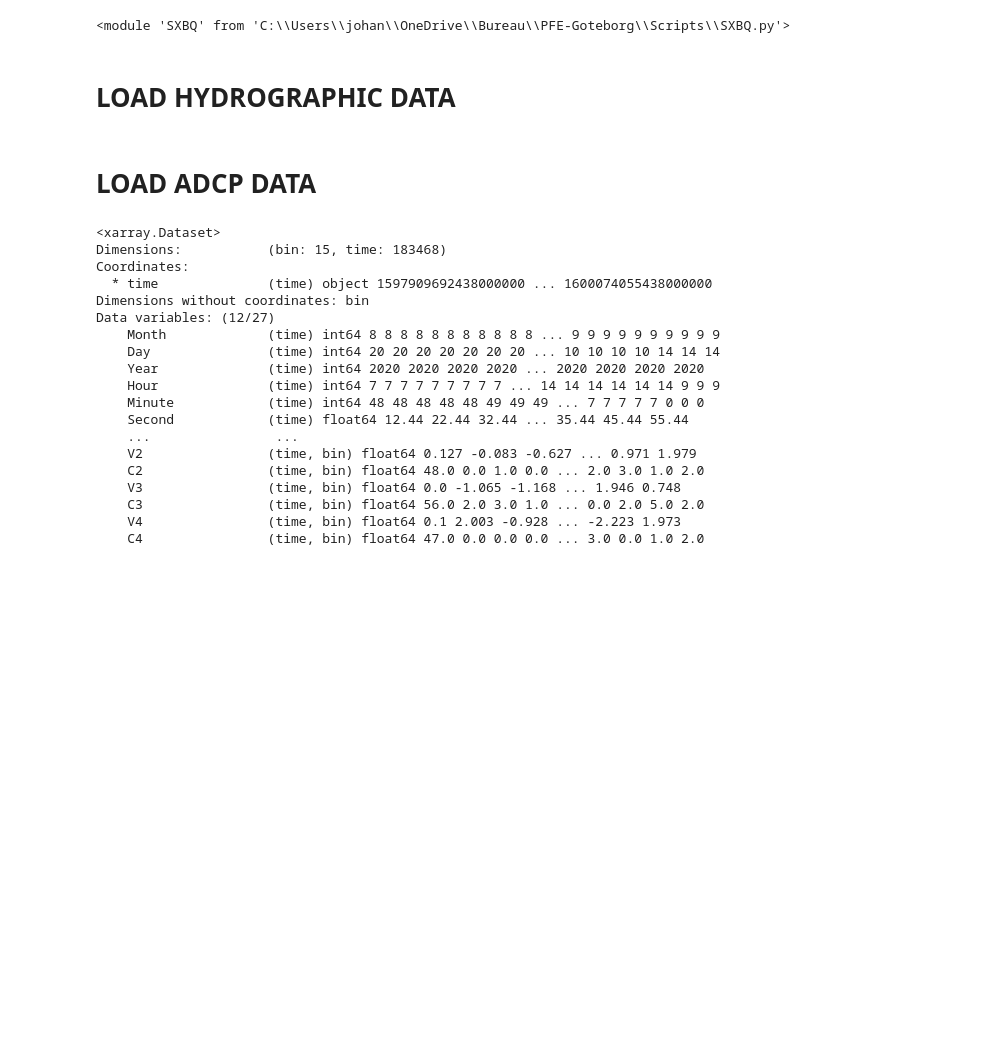
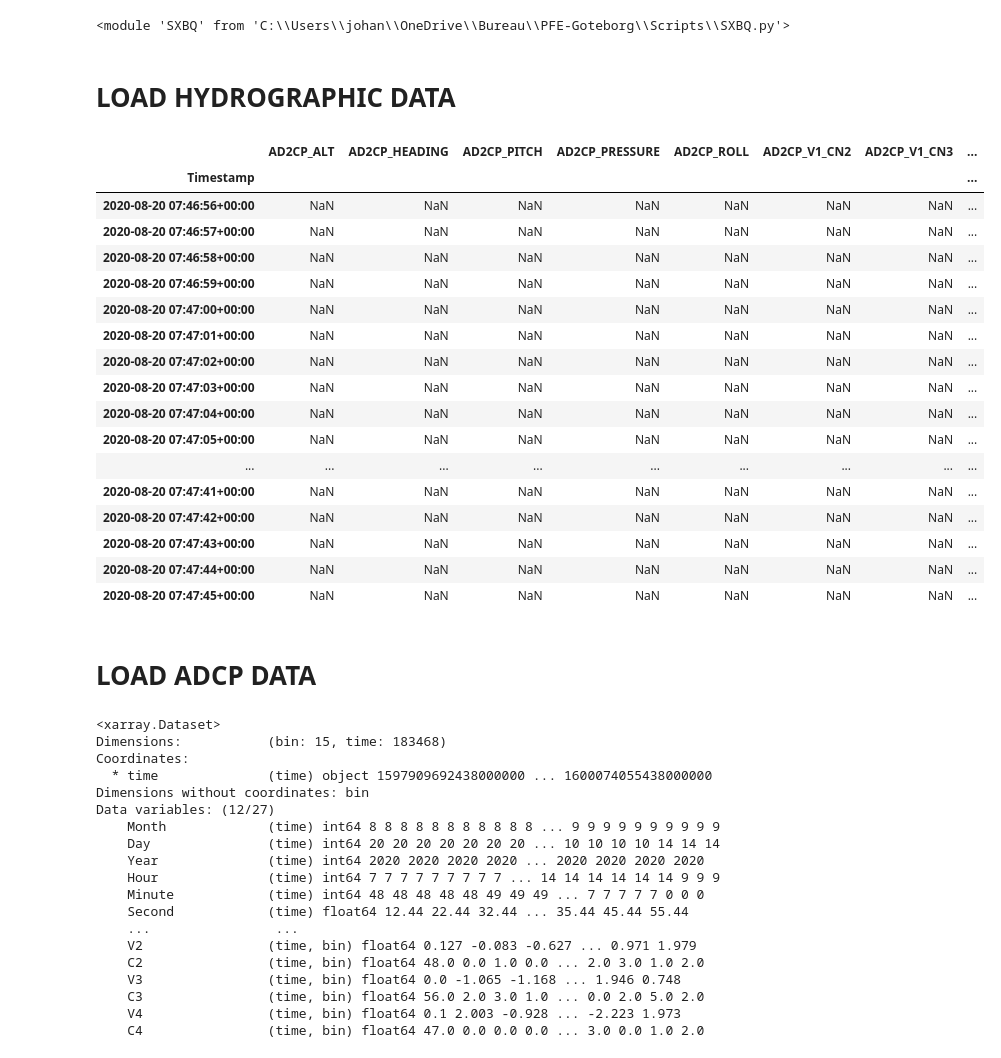
Before and after one commit to jverquier/PFE-Goteborg, a Jupyter notebook: Scripts/load_ADCP_data.ipynb, the cells around one changed output. Cells and saved outputs as stored; diff of their text form; code cells hidden in the pictures; blank space fills up the shorter version.

```diff
--- a/Scripts/load_ADCP_data.ipynb
+++ b/Scripts/load_ADCP_data.ipynb
@@ -24,30 +24,50 @@ importlib.reload(sx)
 # %%
 data = sx.sxdf()
 data.data = pd.read_parquet('C://Users/johan/OneDrive/Bureau/PFE-Goteborg/results.pqt')
 
 top_mounted = True
 
 def delimitateProfiles():
     #data.data.sort_values('Timestamp', ignore_index=True, inplace=True)
     data.median_resample()
 
     _gd = np.isfinite(data.data['diveNum'].values)
     _, _tmp = np.unique( np.round(data.data['diveNum'].values[_gd]) , return_inverse=True)
 
     data.data.loc[_gd,'diveNum'] = np.round(_tmp+1)
     data.data['diveNum'] = data.data['diveNum'].interpolate('nearest')
 
     data.data['profileNum'] = data.data['diveNum'].values*2
     _tmp = data.data['NAV_RESOURCE'].interpolate('nearest').values
     ind = (_tmp == 100) | (_tmp == 110) | (_tmp == 116)
     data.data.loc[ind,'profileNum'] = data.data.loc[ind,'profileNum'] - 1
 
 delimitateProfiles()
 
 def rmsd(x):
     return np.sqrt(np.nanmean(x**2))
 
-#data.data
+pd.set_option('display.max_columns', None)
+data.data[0:50]
+# %% [output]
+|  | AD2CP_ALT | AD2CP_HEADING | AD2CP_PITCH | AD2CP_PRESSURE | AD2CP_ROLL | AD2CP_V1_CN2 | AD2CP_V1_CN3 | ... |
+| Timestamp |  |  |  |  |  |  |  | ... |
+| 2020-08-20 07:46:56+00:00 | NaN | NaN | NaN | NaN | NaN | NaN | NaN | ... |
+| 2020-08-20 07:46:57+00:00 | NaN | NaN | NaN | NaN | NaN | NaN | NaN | ... |
+| 2020-08-20 07:46:58+00:00 | NaN | NaN | NaN | NaN | NaN | NaN | NaN | ... |
+| 2020-08-20 07:46:59+00:00 | NaN | NaN | NaN | NaN | NaN | NaN | NaN | ... |
+| 2020-08-20 07:47:00+00:00 | NaN | NaN | NaN | NaN | NaN | NaN | NaN | ... |
+| 2020-08-20 07:47:01+00:00 | NaN | NaN | NaN | NaN | NaN | NaN | NaN | ... |
+| 2020-08-20 07:47:02+00:00 | NaN | NaN | NaN | NaN | NaN | NaN | NaN | ... |
+| 2020-08-20 07:47:03+00:00 | NaN | NaN | NaN | NaN | NaN | NaN | NaN | ... |
+| 2020-08-20 07:47:04+00:00 | NaN | NaN | NaN | NaN | NaN | NaN | NaN | ... |
+| 2020-08-20 07:47:05+00:00 | NaN | NaN | NaN | NaN | NaN | NaN | NaN | ... |
+| ... | ... | ... | ... | ... | ... | ... | ... | ... |
+| 2020-08-20 07:47:41+00:00 | NaN | NaN | NaN | NaN | NaN | NaN | NaN | ... |
+| 2020-08-20 07:47:42+00:00 | NaN | NaN | NaN | NaN | NaN | NaN | NaN | ... |
+| 2020-08-20 07:47:43+00:00 | NaN | NaN | NaN | NaN | NaN | NaN | NaN | ... |
+| 2020-08-20 07:47:44+00:00 | NaN | NaN | NaN | NaN | NaN | NaN | NaN | ... |
+| 2020-08-20 07:47:45+00:00 | NaN | NaN | NaN | NaN | NaN | NaN | NaN | ... |
 # %% [markdown]
 # LOAD ADCP DATA
 # %%
```
Also changed, not shown: parts of 23 cells of this notebook, 9 other files.
